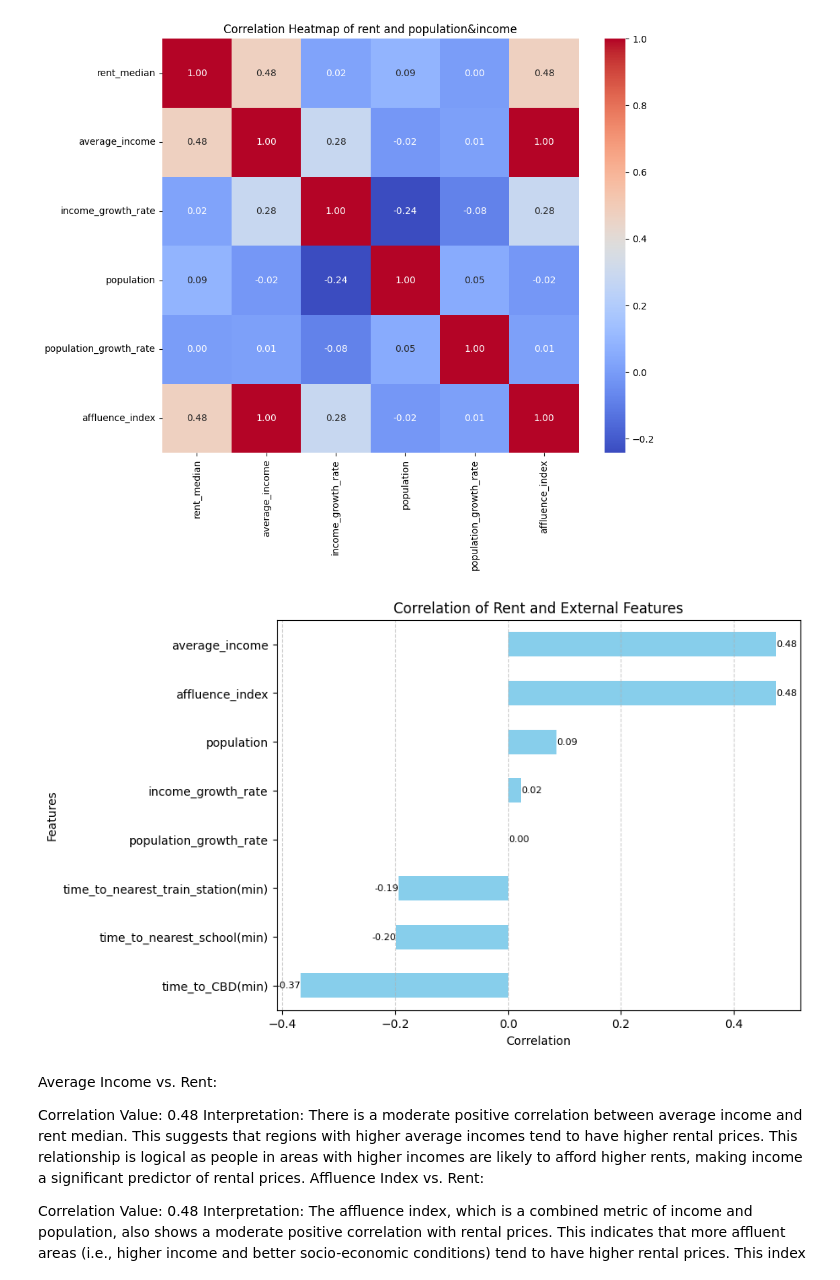
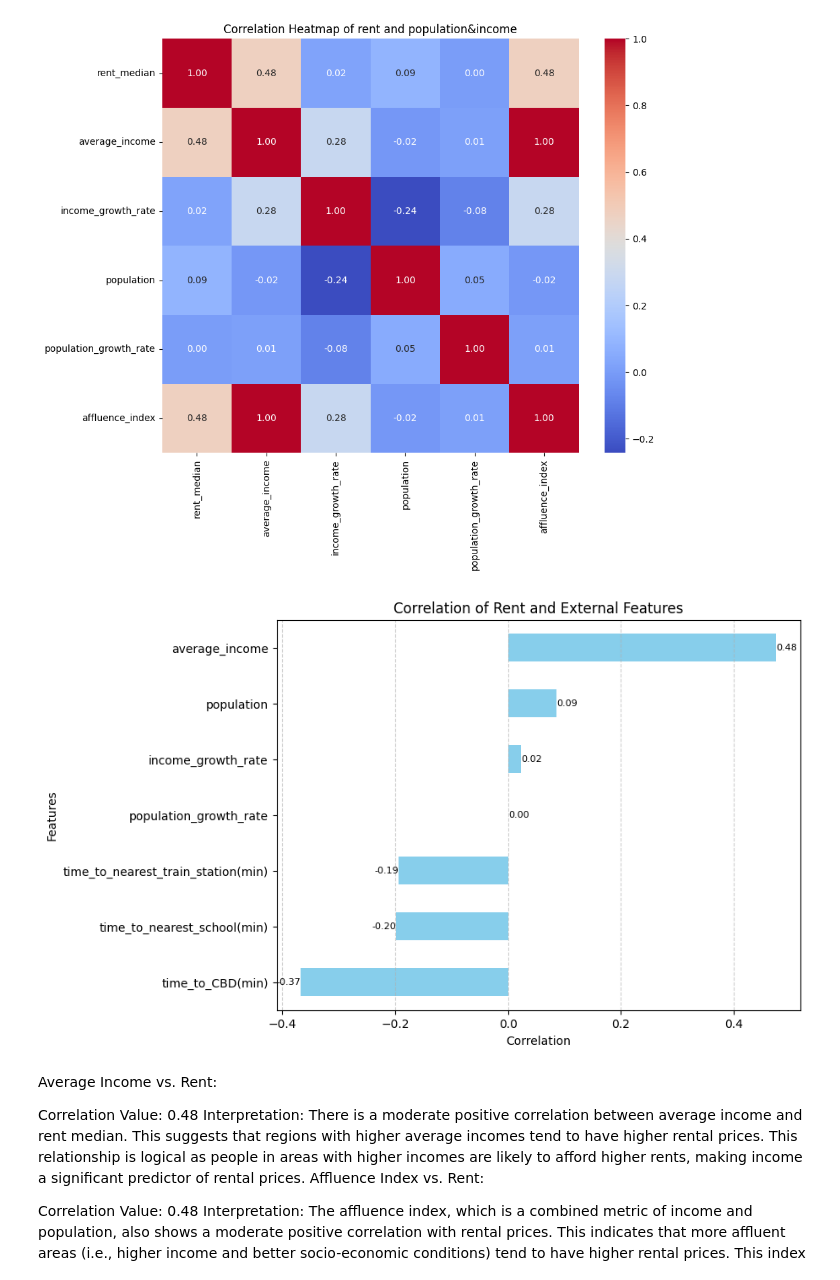
Before and after one commit to MAST30034-AppliedDataScience/project-2-group-real-estate-industry-project-7, a Jupyter notebook: notebooks/external_feature_analysis.ipynb, the cells around one changed output. Saved outputs shown, nothing was run; the diff lists cells and outputs as text; code cells hidden in the pictures.

```diff
--- a/notebooks/external_feature_analysis.ipynb
+++ b/notebooks/external_feature_analysis.ipynb
@@ -177,35 +177,35 @@ corr_matrix = rent_groupby_df[selected_columns].corr()
 # Extract the correlations of 'rent_per_room' with the other selected columns
 correlations_distance = corr_matrix_dist.loc['rent_median', ['time_to_nearest_train_station(min)',
                                                  'time_to_nearest_school(min)', 'time_to_CBD(min)']]
 correlations_income =corr_matrix_income.loc['rent_median', ['average_income', 'income_growth_rate',
-                                                           'population', 'population_growth_rate', 'affluence_index']]
+                                                           'population', 'population_growth_rate']]
 correlations = pd.concat([correlations_distance, correlations_income])
 correlations = correlations.sort_values()
 
 # Plot the correlation as a horizontal bar chart
 plt.figure(figsize=(8, 6))
 bars = correlations.plot(kind='barh', color='skyblue')
 plt.xlabel('Correlation')
 plt.ylabel('Features')
 plt.title('Correlation of Rent and External Features')
 plt.grid(axis='x', linestyle='--', alpha=0.6)
 
 
 # Add text labels at the end of each bar
 for index, value in enumerate(correlations):
     plt.text(
         value, index,        # x, y coordinates
         f'{value:.2f}',      # The text label
         va='center',         # Vertical alignment
         ha='right' if value < 0 else 'left',  # Horizontal alignment based on value sign
         color='black',
         fontsize=8
     )
 plot_path = Path.cwd().parent / 'plots' / 'external_feature_correlations.png'
 plt.savefig(plot_path, bbox_inches='tight')
 plt.show()
 # %% [output]
-[figure, old version]
+[figure, new version]
 # %% [markdown]
 Average Income vs. Rent:
 
```
Also changed, not shown: 1 other file.
